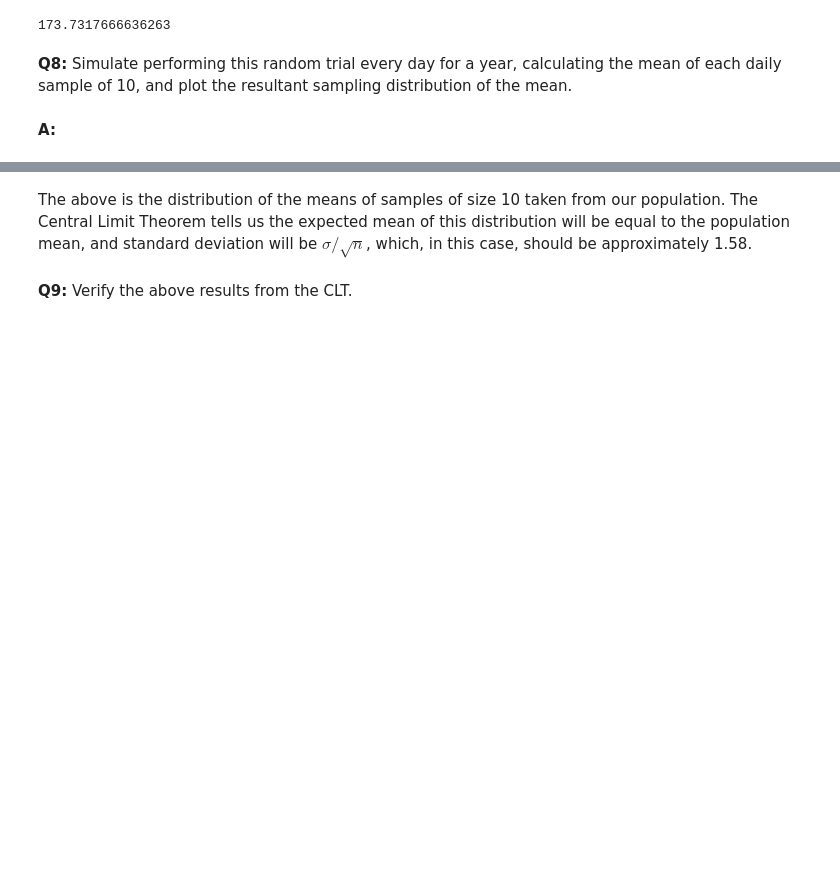
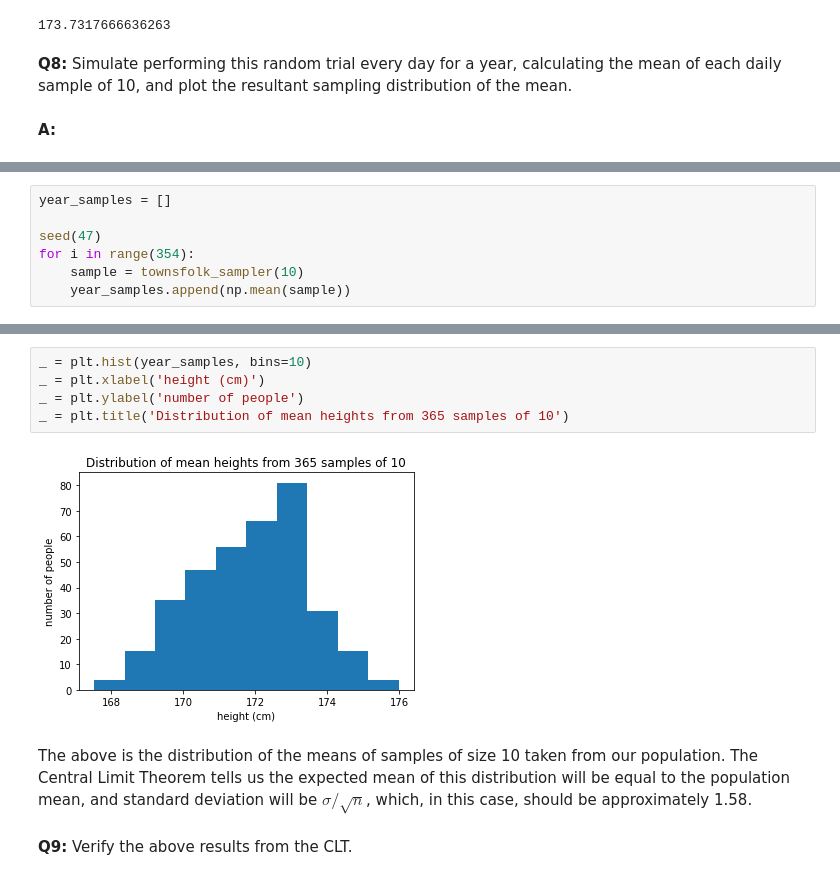
Before and after one commit to BrettlyCD/frequentist-case-study, a Jupyter notebook: Frequentist Inference Case Study - Part A (3).ipynb, the cells around one changed output, grey strips where cells are left out. Cells and saved outputs as stored; diff of their text form; blank space fills up the shorter version.

```diff
--- a/Frequentist Inference Case Study - Part A (3).ipynb
+++ b/Frequentist Inference Case Study - Part A (3).ipynb
@@ -202,0 +200,7 @@ seed(47)
+# %%
+year_samples = []
+
+seed(47)
+for i in range(354):
+    sample = townsfolk_sampler(10)
+    year_samples.append(np.mean(sample))
@@ -203,3 +210,10 @@ seed(47)
+# %%
+_ = plt.hist(year_samples, bins=10)
+_ = plt.xlabel('height (cm)')
+_ = plt.ylabel('number of people')
+_ = plt.title('Distribution of mean heights from 365 samples of 10')
+# %% [output]
+[figure, added]
 # %% [markdown]
 The above is the distribution of the means of samples of size 10 taken from our population. The Central Limit Theorem tells us the expected mean of this distribution will be equal to the population mean, and standard deviation will be $\sigma / \sqrt n$, which, in this case, should be approximately 1.58.
 # %% [markdown]
```
Also changed, not shown: parts of 4 cells of this notebook.
